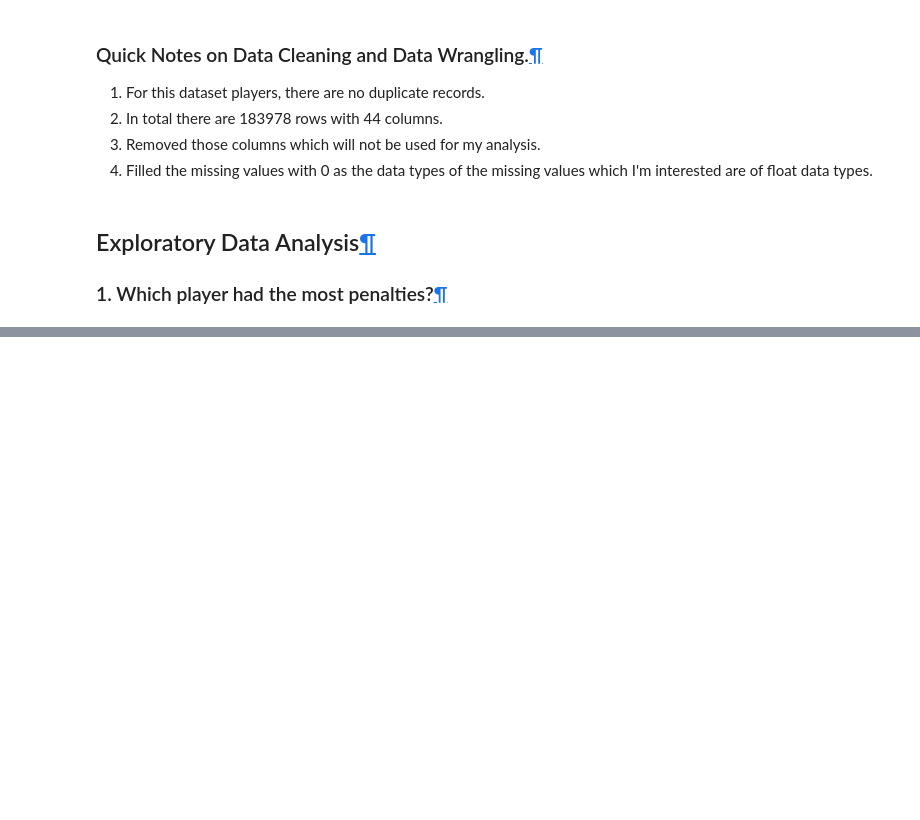
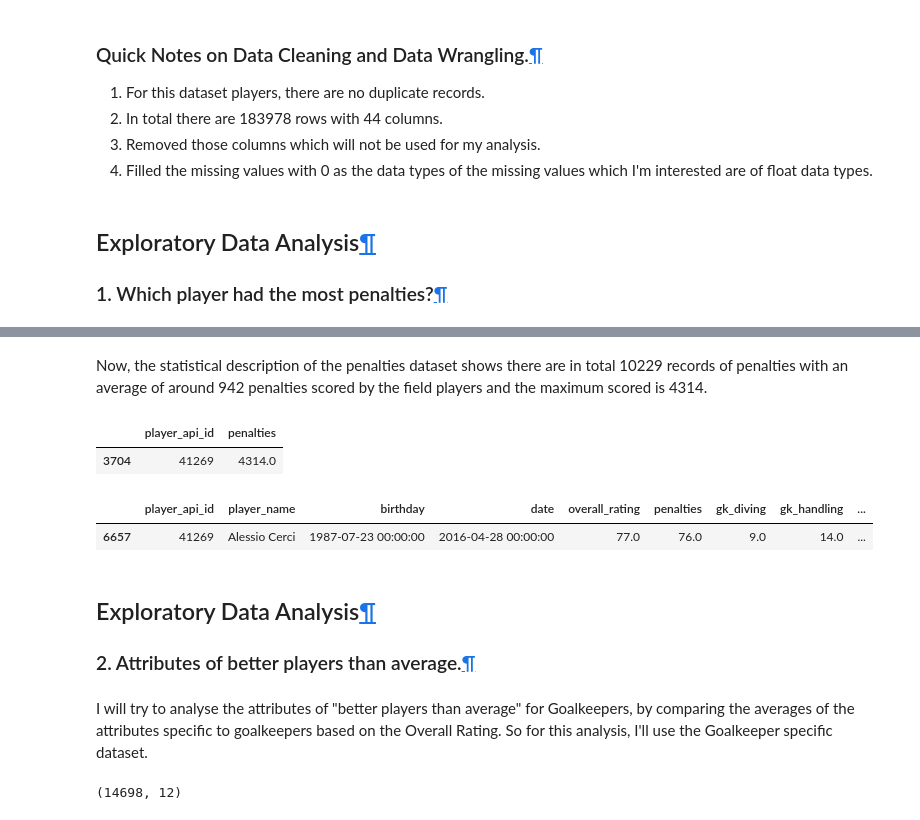
Before and after one commit to budhajitRoy/DAND_Project_1_Euro_Soccer_Data_Analysis, a Jupyter notebook: Euro_Soccer_Database_Analysis.ipynb, the cells around one changed output, grey strips where cells are left out. Drawn from its saved outputs; the diff is of its cells as text; code cells hidden in the pictures; blank space fills up the shorter version.

```diff
--- a/Euro_Soccer_Database_Analysis.ipynb
+++ b/Euro_Soccer_Database_Analysis.ipynb
@@ -133,0 +137,3 @@ See the caveats in the documentation: http://pandas.pydata.org/pandas-docs/stabl
+# %%
+# create a temporary dataframe containing goalkeeper attributes average
+goalkeeper_attributes_avg = df_players.loc[: , "gk_diving":"gk_reflexes"].mean(axis = 1)
@@ -133,0 +212,24 @@ See the caveats in the documentation: http://pandas.pydata.org/pandas-docs/stabl
+# %% [markdown]
+Now, the statistical description of the penalties dataset shows there are in total 10229 records of penalties with an average of around 942 penalties scored by the field players and the maximum scored is 4314.
+# %%
+# fetch the player_api_id of the player who scored the max penalties (4314)
+df_penalties_field.loc[df_penalties_field['penalties'] == 4314]
+# %% [output]
+|  | player_api_id | penalties |
+| 3704 | 41269 | 4314.0 |
+# %%
+# fetching the name of the field player with player_api_id 41269
+df_players.loc[df_players['player_api_id'] == 41269].head(1)
+# %% [output]
+|  | player_api_id | player_name | birthday | date | overall_rating | penalties | gk_diving | gk_handling | ... |
+| 6657 | 41269 | Alessio Cerci | 1987-07-23 00:00:00 | 2016-04-28 00:00:00 | 77.0 | 76.0 | 9.0 | 14.0 | ... |
+# %% [markdown]
+<p><a id="eda"></a></p>
+<h2 id="Exploratory-Data-Analysis">Exploratory Data Analysis<a class="anchor-link" href="#Exploratory-Data-Analysis">¶</a></h2><h3 id="2.-Attributes-of-better-players-than-average.">2. Attributes of better players than average.<a class="anchor-link" href="#2.-Attributes-of-better-players-than-average.">¶</a></h3>
+# %% [markdown]
+I will try to analyse the attributes of "better players than average" for Goalkeepers, by comparing the averages of the attributes specific to goalkeepers based on the Overall Rating. So for this analysis, I'll use the Goalkeeper specific dataset.
+# %%
+# checking how many total goalkeepers are there in the dataset
+df_players_goalkeeper.shape
+# %% [output]
+(14698, 12)
```
Also changed, not shown: parts of 22 cells of this notebook.
